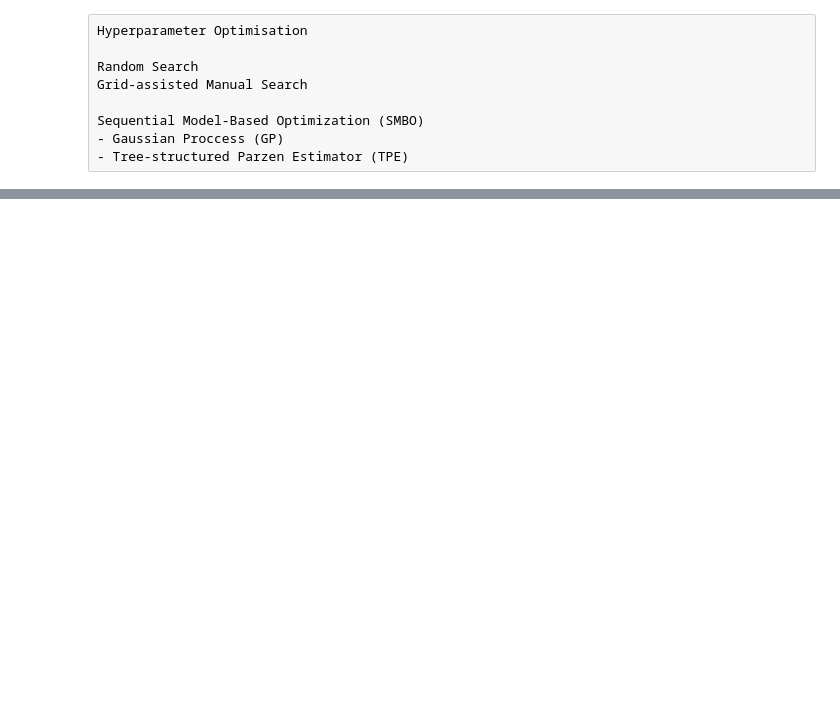
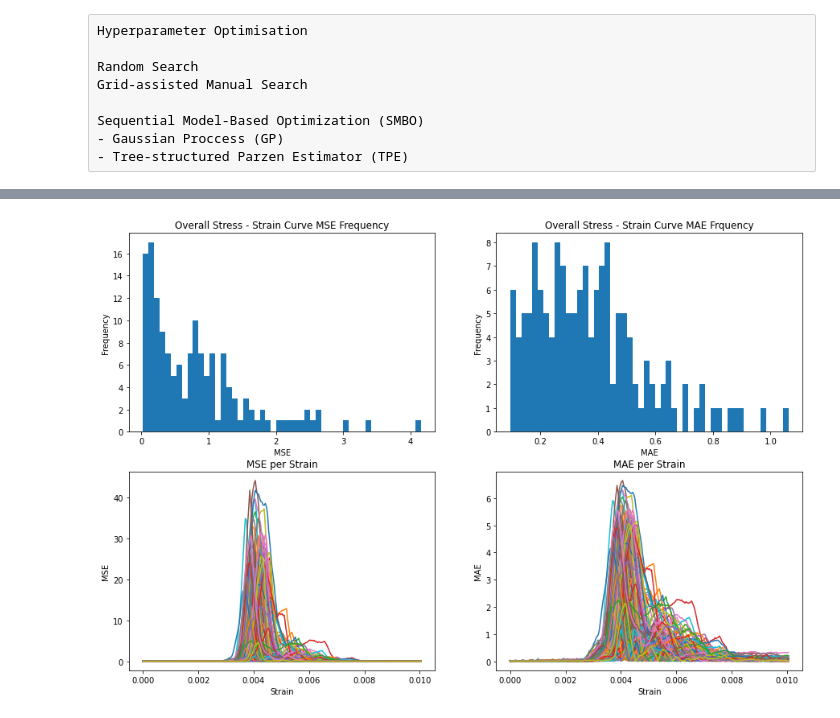
Before and after one commit to niccoforte/NF-PhD-gitRepo, a Jupyter notebook: PINN/NN-HParam.ipynb, the cells around one changed output, grey strips where cells are left out. Cells and saved outputs as stored; diff of their text form; code cells hidden in the pictures; blank space fills up the shorter version.

```diff
--- a/PINN/NN-HParam.ipynb
+++ b/PINN/NN-HParam.ipynb
@@ -189 +147,34 @@ pred = predict_model(model=model, #, Pmetrics_df, output_df
+# %%
+def plot_mets(mets, xOUT):
+    fig2, axs = plt.subplots(2, 2)
+    fig2.set_figheight(10)
+    fig2.set_figwidth(15)
+
+    axs[0,0].set_title("Overall Stress - Strain Curve MSE Frequency")
+    axs[0,0].hist([float(i[0]) for i in mets[0]], bins=50)
+    axs[0,0].set_ylabel('Frequency')
+    axs[0,0].set_xlabel('MSE')
+
+    axs[0,1].set_title("Overall Stress - Strain Curve MAE Frquency")
+    axs[0,1].hist([float(i[0]) for i in mets[1]], bins=50)
+    axs[0,1].set_ylabel('Frequency')
+    axs[0,1].set_xlabel('MAE')
+
+    axs[1,0].set_title("MSE per Strain")
+    for i in mets[2]:
+        axs[1,0].plot(xOUT, i[0])
+    axs[1,0].set_ylabel('MSE')
+    axs[1,0].set_xlabel('Strain')
+
+    axs[1,1].set_title("MAE per Strain")
+    for i in mets[3]:
+        axs[1,1].plot(xOUT, i[0])
+    axs[1,1].set_ylabel('MAE')
+    axs[1,1].set_xlabel('Strain')
+
+    plt.show()
+
+plot_mets(Pmets, xOUT)
+# %% [output]
+[figure, added]
 # %%
```
Also changed, not shown: parts of 13 cells of this notebook.
